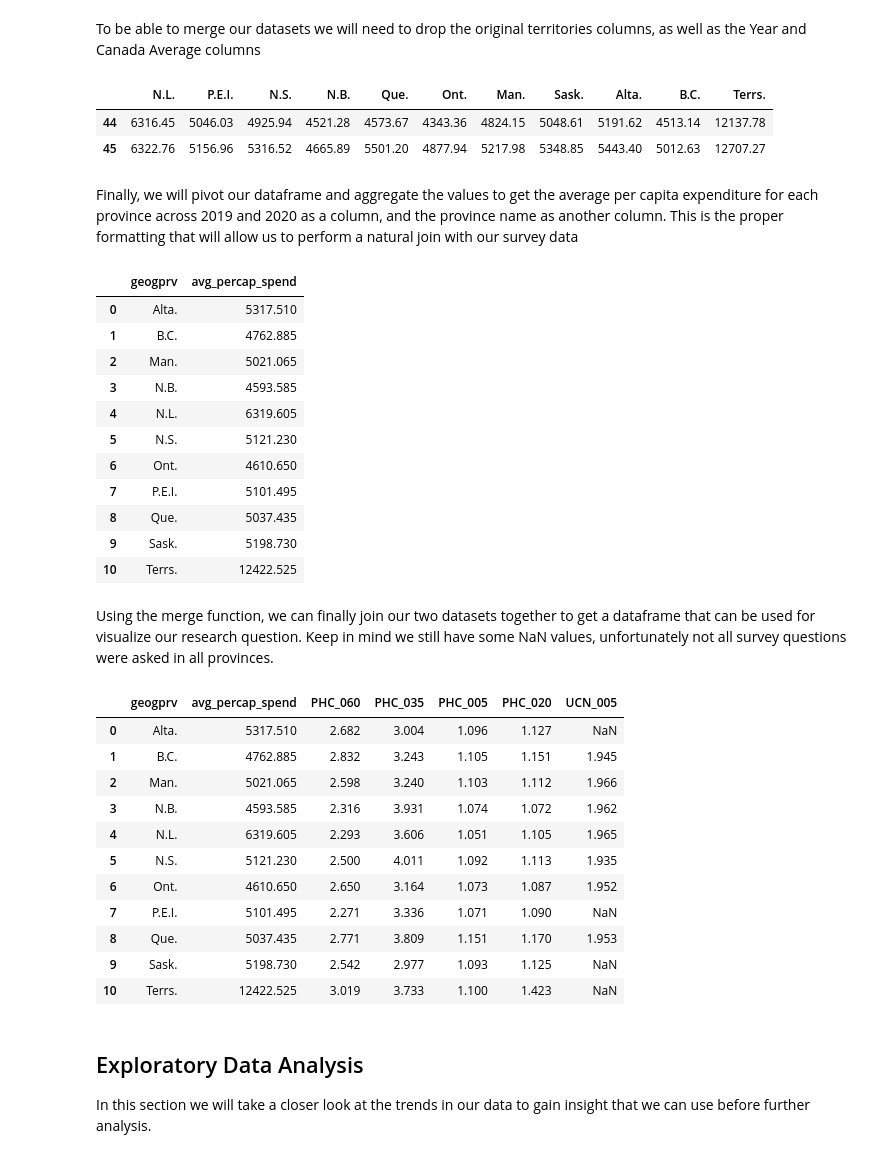
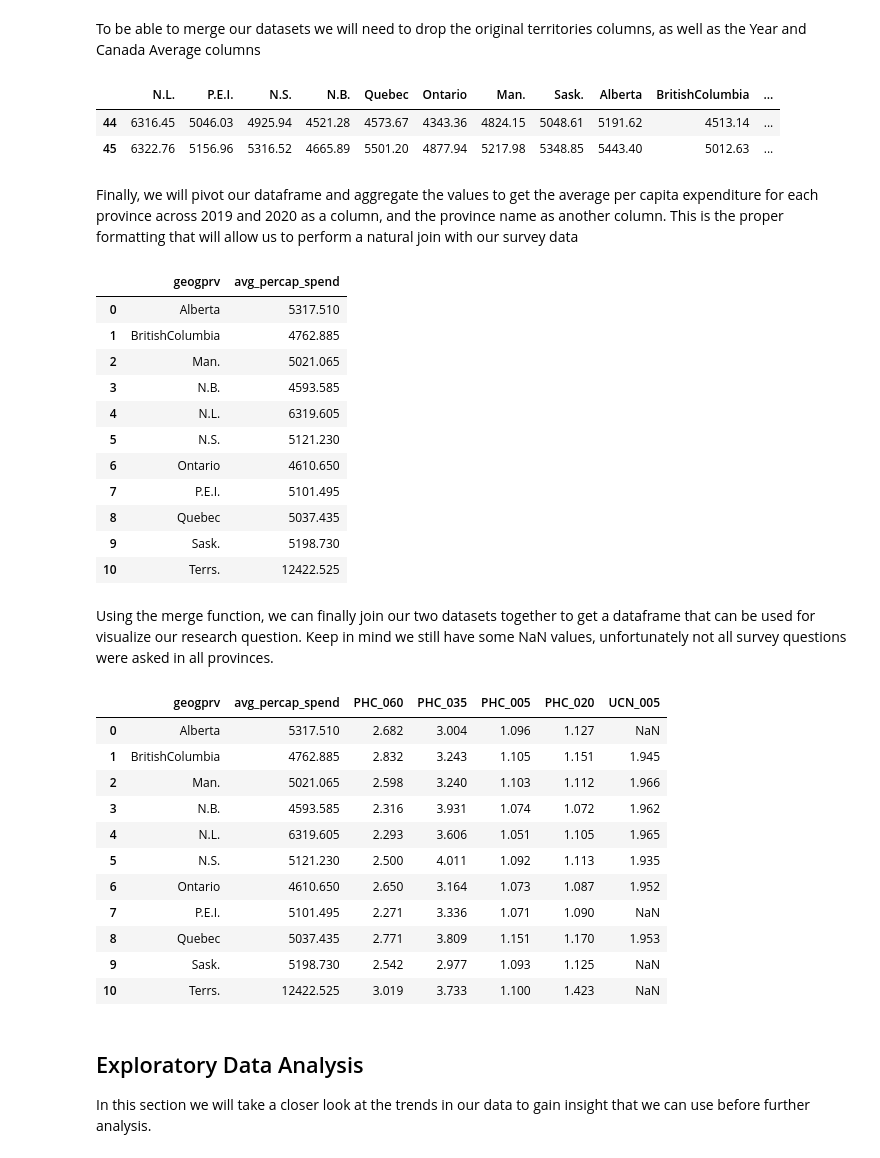
Before and after one commit to RibbitsM/368-research-proj, a Jupyter notebook: report.ipynb, the cells around one changed output. Cells and saved outputs as stored; diff of their text form; code cells hidden in the pictures.

```diff
--- a/report.ipynb
+++ b/report.ipynb
@@ -167,7 +167,7 @@ For the second research question we will need quantitative data on health care s
 # %%
 nhex_percapita = pd.read_csv('https://raw.githubusercontent.com/RibbitsM/368-research-proj/refs/heads/main/Data/nhex_prov_terr_data.csv',
                         header=112, skiprows=lambda x: x > 160, dtype=np.float64, thousands=',', na_values='—')
-nhex_percapita.columns = ['Year', 'N.L.', 'P.E.I.', 'N.S.', 'N.B.', 'Que.', 'Ont.', 'Man.', 'Sask.', 'Alta.',
-                        'B.C.', 'Y.T.', 'N.W.T', 'Nun.', 'Canada (Average)']
+nhex_percapita.columns = ['Year', 'N.L.', 'P.E.I.', 'N.S.', 'N.B.', 'Quebec', 'Ontario', 'Man.', 'Sask.', 'Alberta',
+                        'BritishColumbia', 'Y.T.', 'N.W.T', 'Nun.', 'Canada (Average)']
 nhex_percapita.head()
 # %% [output]
@@ -193,8 +193,8 @@ cchs_data.head()
 # %% [markdown]
 You will notice that this means that the province of the respondant is also numerically encoded, which we will adjust to match the encoding from the health expenditure dataset for simplicity. Also, we will group and summarize our dataset to get the average responses to each question per province, to make comparisons across provinces easier.
 # %%
-prov_dict = {47:"Sask.",59:'B.C.',13:'N.B.',46:'Man.',35:'Ont.',12:'N.S.',24:'Que.',10:'N.L.',
-            48: 'Alta.', 11: 'P.E.I.', 60: 'Terrs.'}
+prov_dict = {47:"Sask.",59:'BritishColumbia',13:'N.B.',46:'Man.',35:'Ontario',12:'N.S.',24:'Quebec',10:'N.L.',
+            48: 'Alberta', 11: 'P.E.I.', 60: 'Terrs.'}
 cchs_data['geogprv'] = cchs_data['geogprv'].replace(prov_dict)
 
 cchs_data_avg = cchs_data.groupby('geogprv',axis=0).mean().round(3).reset_index()
@@ -234,9 +234,9 @@ To be able to merge our datasets we will need to drop the original territories c
 survey_year_expenditure = survey_year_expenditure.drop(['Year', 'Canada (Average)','Y.T.','N.W.T','Nun.'], axis=1)
 survey_year_expenditure
 # %% [output]
-|  | N.L. | P.E.I. | N.S. | N.B. | Que. | Ont. | Man. | Sask. | Alta. | B.C. | Terrs. |
-| 44 | 6316.45 | 5046.03 | 4925.94 | 4521.28 | 4573.67 | 4343.36 | 4824.15 | 5048.61 | 5191.62 | 4513.14 | 12137.78 |
-| 45 | 6322.76 | 5156.96 | 5316.52 | 4665.89 | 5501.20 | 4877.94 | 5217.98 | 5348.85 | 5443.40 | 5012.63 | 12707.27 |
+|  | N.L. | P.E.I. | N.S. | N.B. | Quebec | Ontario | Man. | Sask. | Alberta | BritishColumbia | ... |
+| 44 | 6316.45 | 5046.03 | 4925.94 | 4521.28 | 4573.67 | 4343.36 | 4824.15 | 5048.61 | 5191.62 | 4513.14 | ... |
+| 45 | 6322.76 | 5156.96 | 5316.52 | 4665.89 | 5501.20 | 4877.94 | 5217.98 | 5348.85 | 5443.40 | 5012.63 | ... |
 # %% [markdown]
 Finally, we will pivot our dataframe and aggregate the values to get the average per capita expenditure for each province across 2019 and 2020 as a column, and the province name as another column. This is the proper formatting that will allow us to perform a natural join with our survey data
 # %%
@@ -245,34 +245,33 @@ nhex_pivot = survey_year_expenditure.melt(var_name='geogprv',value_name='avg_per
 nhex_pivot
 # %% [output]
 |  | geogprv | avg_percap_spend |
-| 0 | Alta. | 5317.510 |
-| 1 | B.C. | 4762.885 |
+| 0 | Alberta | 5317.510 |
+| 1 | BritishColumbia | 4762.885 |
 | 2 | Man. | 5021.065 |
 | 3 | N.B. | 4593.585 |
 | 4 | N.L. | 6319.605 |
 | 5 | N.S. | 5121.230 |
-| 6 | Ont. | 4610.650 |
+| 6 | Ontario | 4610.650 |
 | 7 | P.E.I. | 5101.495 |
-| 8 | Que. | 5037.435 |
+| 8 | Quebec | 5037.435 |
 | 9 | Sask. | 5198.730 |
 | 10 | Terrs. | 12422.525 |
 # %% [markdown]
 Using the merge function, we can finally join our two datasets together to get a dataframe that can be used for visualize our research question. Keep in mind we still have some NaN values, unfortunately not all survey questions were asked in all provinces.
 # %%
 combined_data = nhex_pivot.merge(cchs_data_avg, on='geogprv')
-combined_data.to_csv("cchs+nhex.csv")
 combined_data
 # %% [output]
 |  | geogprv | avg_percap_spend | PHC_060 | PHC_035 | PHC_005 | PHC_020 | UCN_005 |
-| 0 | Alta. | 5317.510 | 2.682 | 3.004 | 1.096 | 1.127 | NaN |
-| 1 | B.C. | 4762.885 | 2.832 | 3.243 | 1.105 | 1.151 | 1.945 |
+| 0 | Alberta | 5317.510 | 2.682 | 3.004 | 1.096 | 1.127 | NaN |
+| 1 | BritishColumbia | 4762.885 | 2.832 | 3.243 | 1.105 | 1.151 | 1.945 |
 | 2 | Man. | 5021.065 | 2.598 | 3.240 | 1.103 | 1.112 | 1.966 |
 | 3 | N.B. | 4593.585 | 2.316 | 3.931 | 1.074 | 1.072 | 1.962 |
 | 4 | N.L. | 6319.605 | 2.293 | 3.606 | 1.051 | 1.105 | 1.965 |
 | 5 | N.S. | 5121.230 | 2.500 | 4.011 | 1.092 | 1.113 | 1.935 |
-| 6 | Ont. | 4610.650 | 2.650 | 3.164 | 1.073 | 1.087 | 1.952 |
+| 6 | Ontario | 4610.650 | 2.650 | 3.164 | 1.073 | 1.087 | 1.952 |
 | 7 | P.E.I. | 5101.495 | 2.271 | 3.336 | 1.071 | 1.090 | NaN |
-| 8 | Que. | 5037.435 | 2.771 | 3.809 | 1.151 | 1.170 | 1.953 |
+| 8 | Quebec | 5037.435 | 2.771 | 3.809 | 1.151 | 1.170 | 1.953 |
 | 9 | Sask. | 5198.730 | 2.542 | 2.977 | 1.093 | 1.125 | NaN |
 | 10 | Terrs. | 12422.525 | 3.019 | 3.733 | 1.100 | 1.423 | NaN |
 # %% [markdown]
```
Also changed, not shown: parts of 6 cells of this notebook, 2 other files.
